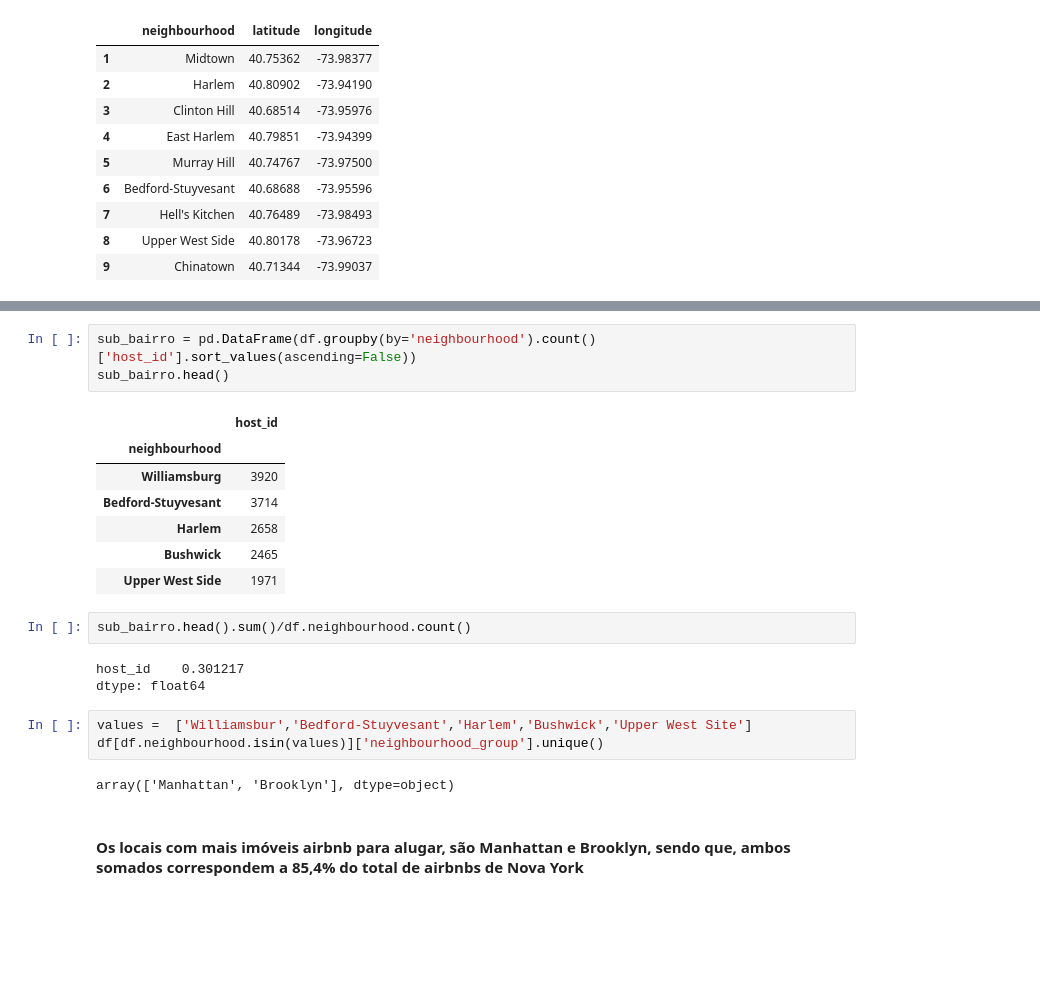
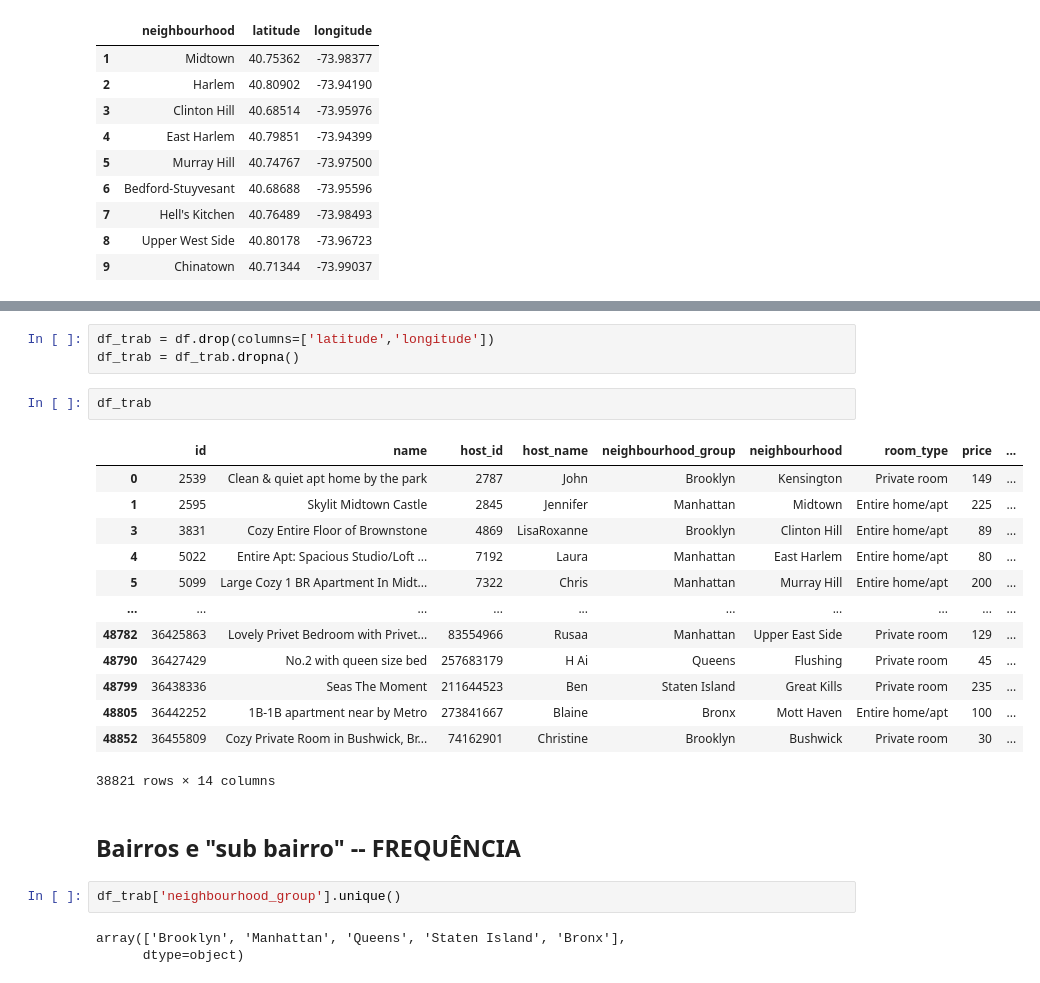
Before and after one commit to ITALOZDKJ/Me-tornando-um-analista-de-dados, a Jupyter notebook: new_airbnb.ipynb, the cells around one changed output, grey strips where cells are left out. Drawn from its saved outputs; the diff is of its cells as text; blank space fills up the shorter version.

```diff
--- a/new_airbnb.ipynb
+++ b/new_airbnb.ipynb
@@ -154,23 +118,26 @@ dtype: float64
-# %%
-sub_bairro = pd.DataFrame(df.groupby(by='neighbourhood').count()['host_id'].sort_values(ascending=False))
-sub_bairro.head()
-# %% [output]
-|  | host_id |
-| neighbourhood |  |
-| Williamsburg | 3920 |
-| Bedford-Stuyvesant | 3714 |
-| Harlem | 2658 |
-| Bushwick | 2465 |
-| Upper West Side | 1971 |
-# %%
-sub_bairro.head().sum()/df.neighbourhood.count()
-# %% [output]
-host_id    0.301217
-dtype: float64
-# %%
-values =  ['Williamsbur','Bedford-Stuyvesant','Harlem','Bushwick','Upper West Site']
-df[df.neighbourhood.isin(values)]['neighbourhood_group'].unique()
-# %% [output]
-array(['Manhattan', 'Brooklyn'], dtype=object)
-# %% [markdown]
-#### Os locais com mais imóveis airbnb para alugar, são Manhattan e Brooklyn, sendo que, ambos somados correspondem a 85,4% do total de airbnbs de Nova York
+# %%
+df_trab = df.drop(columns=['latitude','longitude'])
+df_trab = df_trab.dropna()
+# %%
+df_trab
+# %% [output]
+|  | id | name | host_id | host_name | neighbourhood_group | neighbourhood | room_type | price | ... |
+| 0 | 2539 | Clean & quiet apt home by the park | 2787 | John | Brooklyn | Kensington | Private room | 149 | ... |
+| 1 | 2595 | Skylit Midtown Castle | 2845 | Jennifer | Manhattan | Midtown | Entire home/apt | 225 | ... |
+| 3 | 3831 | Cozy Entire Floor of Brownstone | 4869 | LisaRoxanne | Brooklyn | Clinton Hill | Entire home/apt | 89 | ... |
+| 4 | 5022 | Entire Apt: Spacious Studio/Loft ... | 7192 | Laura | Manhattan | East Harlem | Entire home/apt | 80 | ... |
+| 5 | 5099 | Large Cozy 1 BR Apartment In Midt... | 7322 | Chris | Manhattan | Murray Hill | Entire home/apt | 200 | ... |
+| ... | ... | ... | ... | ... | ... | ... | ... | ... | ... |
+| 48782 | 36425863 | Lovely Privet Bedroom with Privet... | 83554966 | Rusaa | Manhattan | Upper East Side | Private room | 129 | ... |
+| 48790 | 36427429 | No.2 with queen size bed | 257683179 | H Ai | Queens | Flushing | Private room | 45 | ... |
+| 48799 | 36438336 | Seas The Moment | 211644523 | Ben | Staten Island | Great Kills | Private room | 235 | ... |
+| 48805 | 36442252 | 1B-1B apartment near by Metro | 273841667 | Blaine | Bronx | Mott Haven | Entire home/apt | 100 | ... |
+| 48852 | 36455809 | Cozy Private Room in Bushwick, Br... | 74162901 | Christine | Brooklyn | Bushwick | Private room | 30 | ... |
+38821 rows × 14 columns
+# %% [markdown]
+## Bairros e "sub bairro" -- FREQUÊNCIA
+# %%
+df_trab['neighbourhood_group'].unique()
+# %% [output]
+array(['Brooklyn', 'Manhattan', 'Queens', 'Staten Island', 'Bronx'],
+      dtype=object)
```
Also changed, not shown: parts of 36 cells of this notebook.
